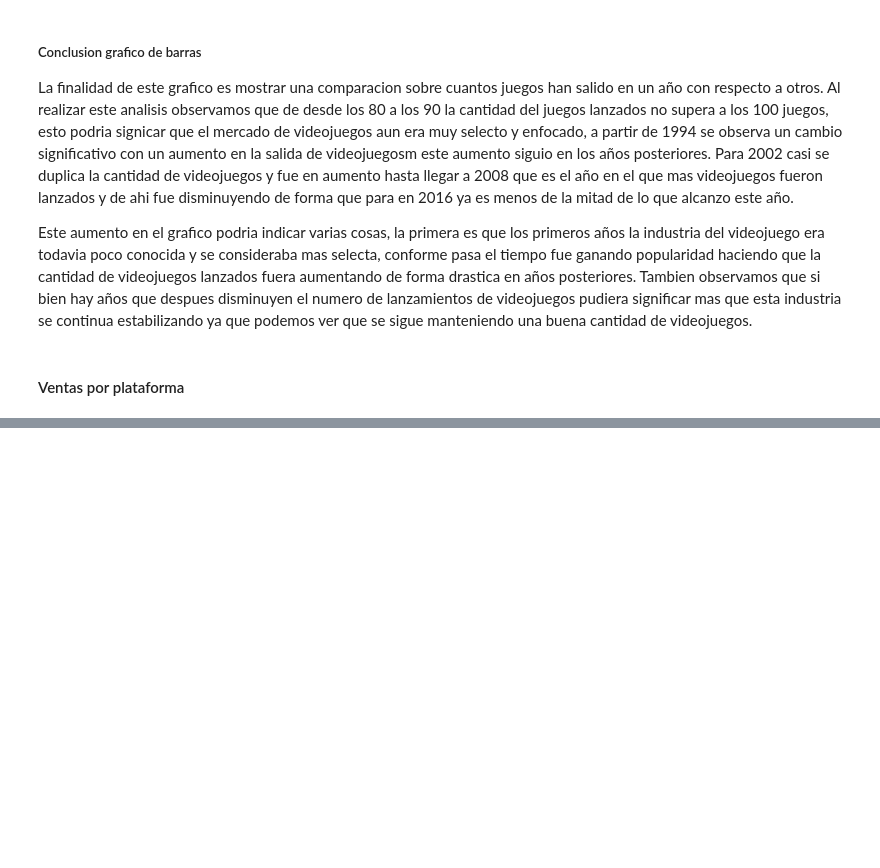
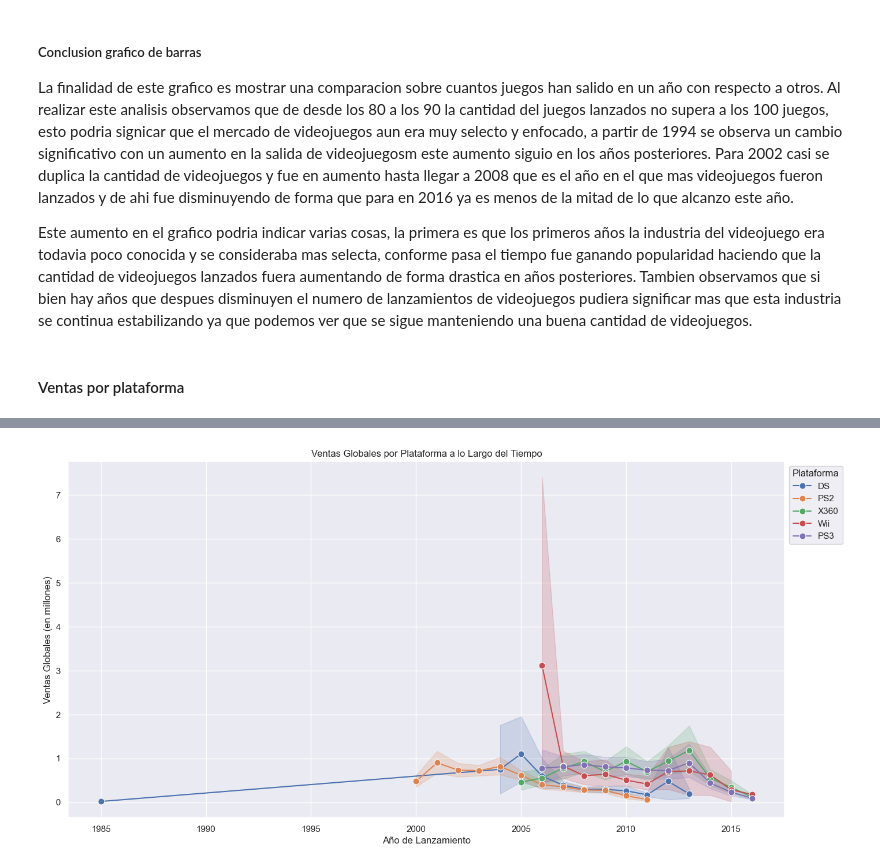
Before and after one commit to ErayFaSol/proyectosDataScience, a Jupyter notebook: proyecto6.ipynb, the cells around one changed output, grey strips where cells are left out. Drawn from its saved outputs; the diff is of its cells as text; code cells hidden in the pictures; blank space fills up the shorter version.

```diff
--- a/proyecto6.ipynb
+++ b/proyecto6.ipynb
@@ -195,7 +195,7 @@ dtype: object
 #Calcular ventas totales
 #sumar columnas en una nueva
 
-df['total_sales'] = df['na_sales'] + df['na_sales'] + df['jp_sales'] + df['other_sales']
+df['total_sales'] = df['na_sales'] + df['eu_sales'] + df['jp_sales'] + df['other_sales']
 
 display(df.head(15))
 # %% [output]
@@ -295,0 +312,29 @@ Name: total_sales, dtype: float64
+# %%
+
+# Seleccionar las plataformas con mayores ventas totales
+top_platforms = filtered_df.groupby('platform')['total_sales'].sum().sort_values(ascending=False).head(5).index
+
+# Filtrar el DataFrame para incluir solo las plataformas principales
+filtered_df = filtered_df[filtered_df['platform'].isin(top_platforms)]
+
+
+# Ordenar el DataFrame por año de lanzamiento
+filtered_df = filtered_df.sort_values(by='year_of_release')
+
+# Configurar el estilo de Seaborn
+sns.set(style="darkgrid")
+
+# Crear el gráfico de líneas
+plt.figure(figsize=(16, 8))
+lines = sns.lineplot(data=filtered_df, x='year_of_release', y='total_sales', hue='platform', marker='o', markersize=8)
+
+# Añadir etiquetas y título
+plt.xlabel('Año de Lanzamiento')
+plt.ylabel('Ventas Globales (en millones)')
+plt.title('Ventas Globales por Plataforma a lo Largo del Tiempo')
+
+# Mostrar el gráfico
+plt.legend(title='Plataforma', loc='upper left', bbox_to_anchor=(1, 1))
+plt.show()
+# %% [output]
+[figure, added]
```
Also changed, not shown: parts of 1 cell of this notebook.
